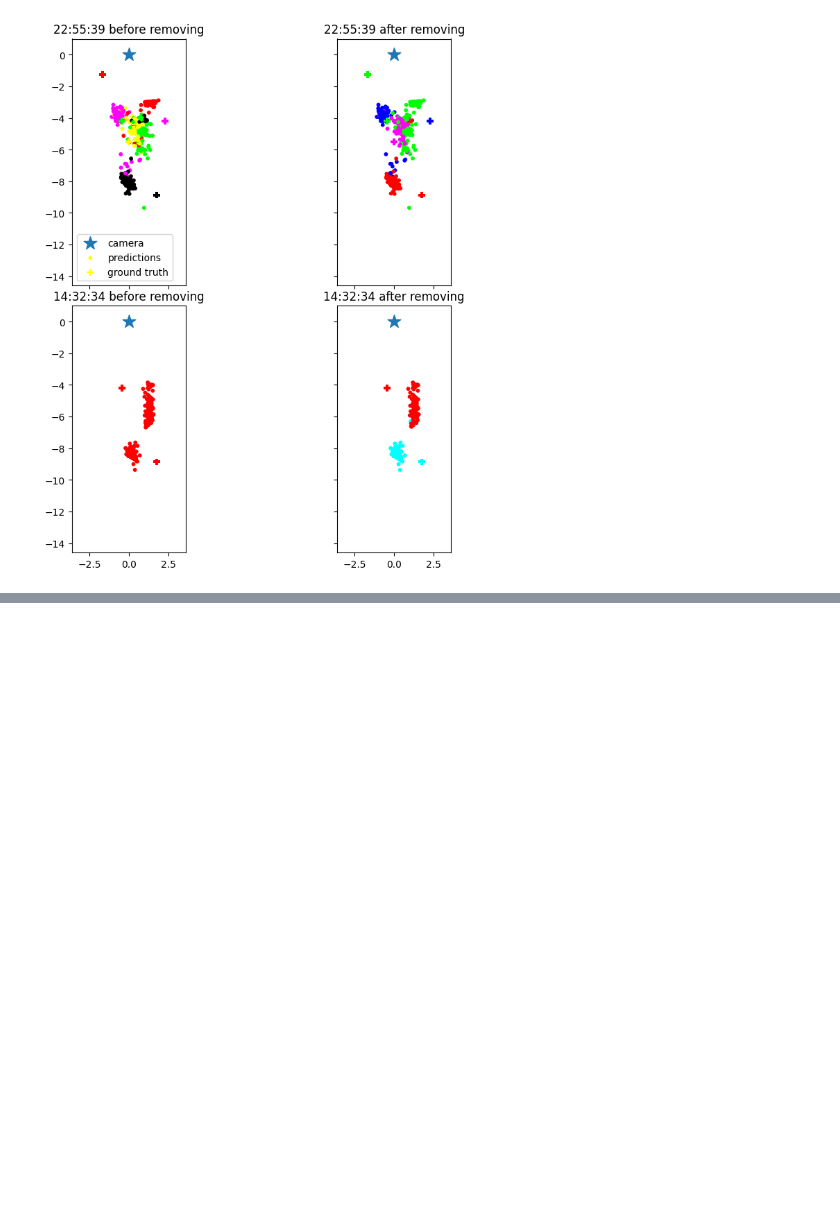
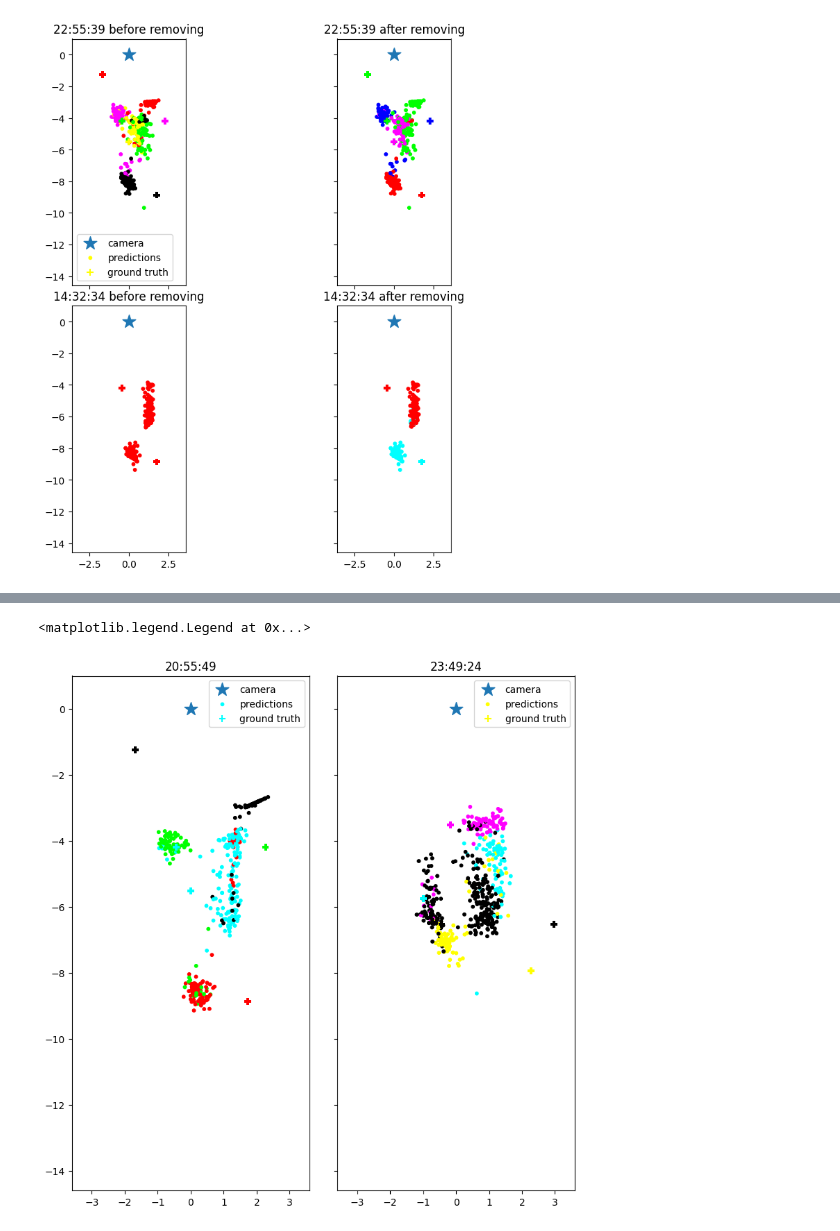
Before and after one commit to jason-shang/gaze-estimation, a Jupyter notebook: notebooks/Results.ipynb, the cells around one changed output, grey strips where cells are left out. Drawn from its saved outputs; the diff is of its cells as text; code cells hidden in the pictures; blank space fills up the shorter version.

```diff
--- a/notebooks/Results.ipynb
+++ b/notebooks/Results.ipynb
@@ -179,6 +239,11 @@ colors1 = getColors(gt)
 colors2 = getColors(gt2)
 colors3 = getColors(gt3)
 colors4 = getColors(gt4)
+colors5 = getColors(gt5)
+colors6 = getColors(gt6)
+colors7 = getColors(gt7)
+colors8 = getColors(gt8)
+colors9 = getColors(gt9)
 # %%
 fig, axes = plt.subplots(2, 2, sharex='all', sharey='all', figsize=(8,8))
 plt.tight_layout()
@@ -220,0 +309,24 @@ Text(0.5, 1.0, '14:32:34 after removing')
+# %%
+fig, axes = plt.subplots(1, 2, sharex='all', sharey='all', figsize=(8,8))
+plt.tight_layout()
+ax1, ax2 = axes
+ax1.scatter(0, 0, marker = '*', s = 200, label = 'camera')
+ax1.scatter(preds6[:, 0], preds6[:, 1], marker = 'o', c = colors6, s = 10, label = 'predictions')
+ax1.scatter(gt6[:, 0], gt6[:, 1], marker = '+', c = colors6, s = 50, label = 'ground truth')
+ax1.set_xlim(-3.6, 3.6)
+ax1.set_ylim(-14.6, 1)
+ax1.set_aspect('equal')
+ax1.legend()
+ax1.set_title("20:55:49")
+
+ax2.scatter(0, 0, marker = '*', s = 200, label = 'camera')
+ax2.scatter(preds8[:, 0], preds8[:, 1], marker = 'o', c = colors8, s = 10, label = 'predictions')
+ax2.scatter(gt8[:, 0], gt8[:, 1], marker = '+', c = colors8, s = 50, label = 'ground truth')
+ax2.set_xlim(-3.6, 3.6)
+ax2.set_ylim(-14.6, 1)
+ax2.set_aspect('equal')
+ax2.set_title("23:49:24")
+ax2.legend()
+# %% [output]
+<matplotlib.legend.Legend at 0x...>
+[figure, added]
```
Also changed, not shown: parts of 4 cells of this notebook, 1 other file.
